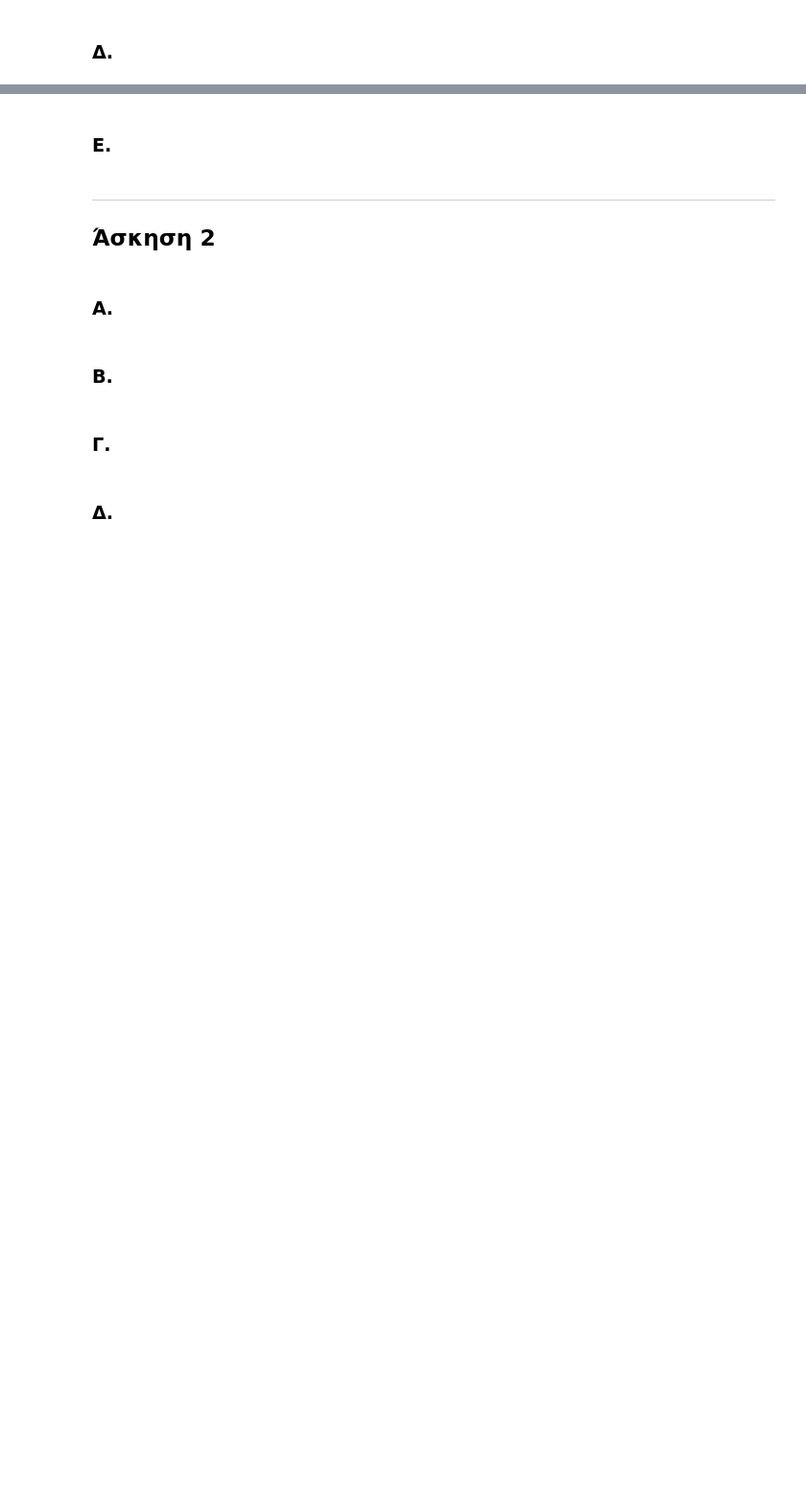
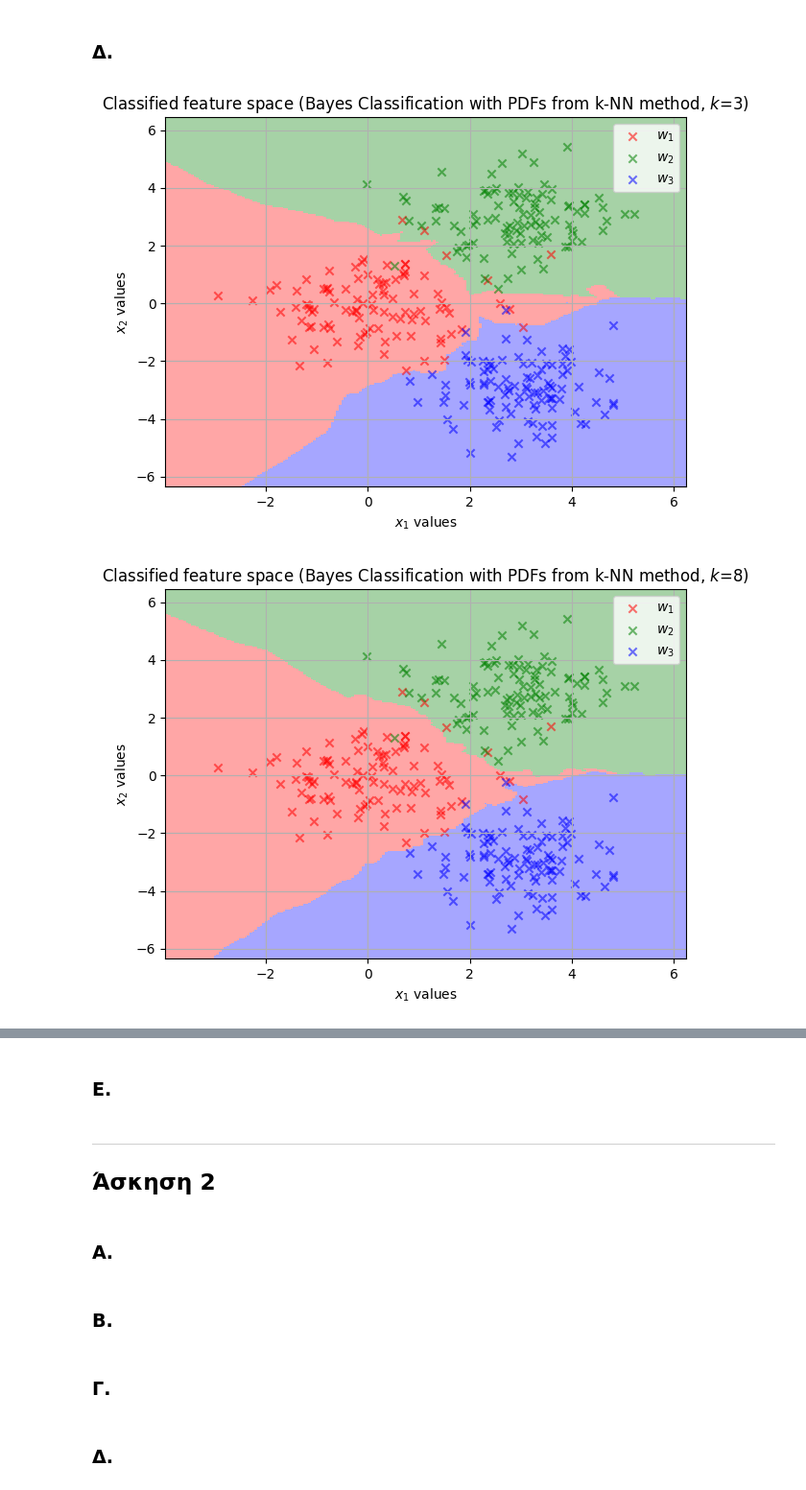
Before and after one commit to iliaxant/Pattern_Recognition_HW2, a Jupyter notebook: HW_2_PR_58545.ipynb, the cells around one changed output, grey strips where cells are left out. Shown at 96% size. Saved outputs shown, nothing was run; the diff lists cells and outputs as text; code cells hidden in the pictures; blank space fills up the shorter version.

```diff
--- a/HW_2_PR_58545.ipynb
+++ b/HW_2_PR_58545.ipynb
@@ -483,2 +462,24 @@ for h in hs:
 # %% [markdown]
 ### **Δ.**
+# %%
+def knn_classifier(X, data, k):
+
+    X_train = data[:,0:2]
+    y_train = data[:,2].astype(int)
+
+    distances, indices = my_knn(X, X_train, k)
+
+    nbr_labels = y_train[indices]
+    decisions = np.array([np.bincount(nbr).argmax() for nbr in nbr_labels]) + 1
+
+    return decisions
+# %%
+k = [3, 8, 30]
+
+for kappa in k:
+
+    decisions = knn_classifier(X, df.to_numpy(), kappa).reshape(xx1.shape)
+    plot_classifications(xx1, xx2, [w1, w2, w3], decisions, kappa, 1)
+# %% [output]
+[figure, added]
+[figure, added]
```
Also changed, not shown: parts of 19 cells of this notebook.
